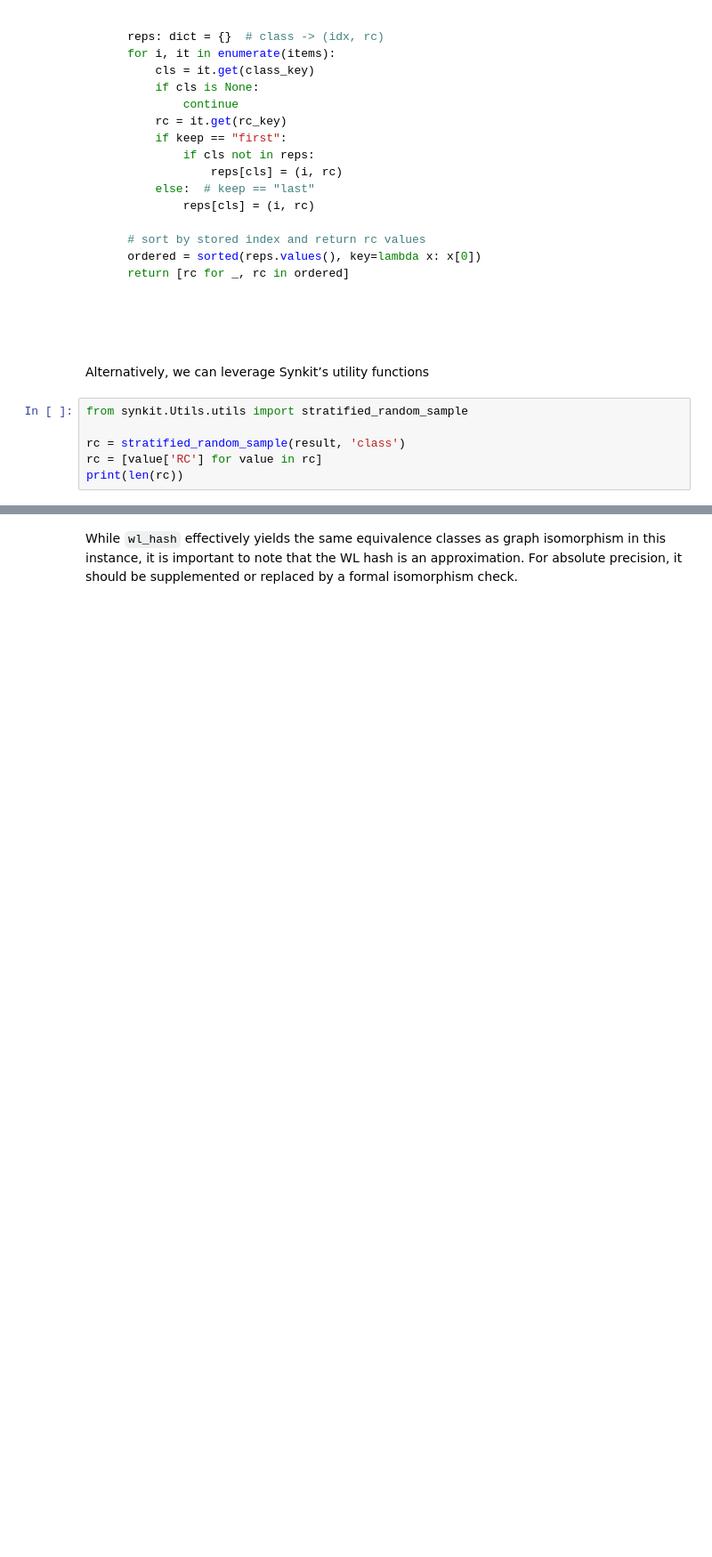
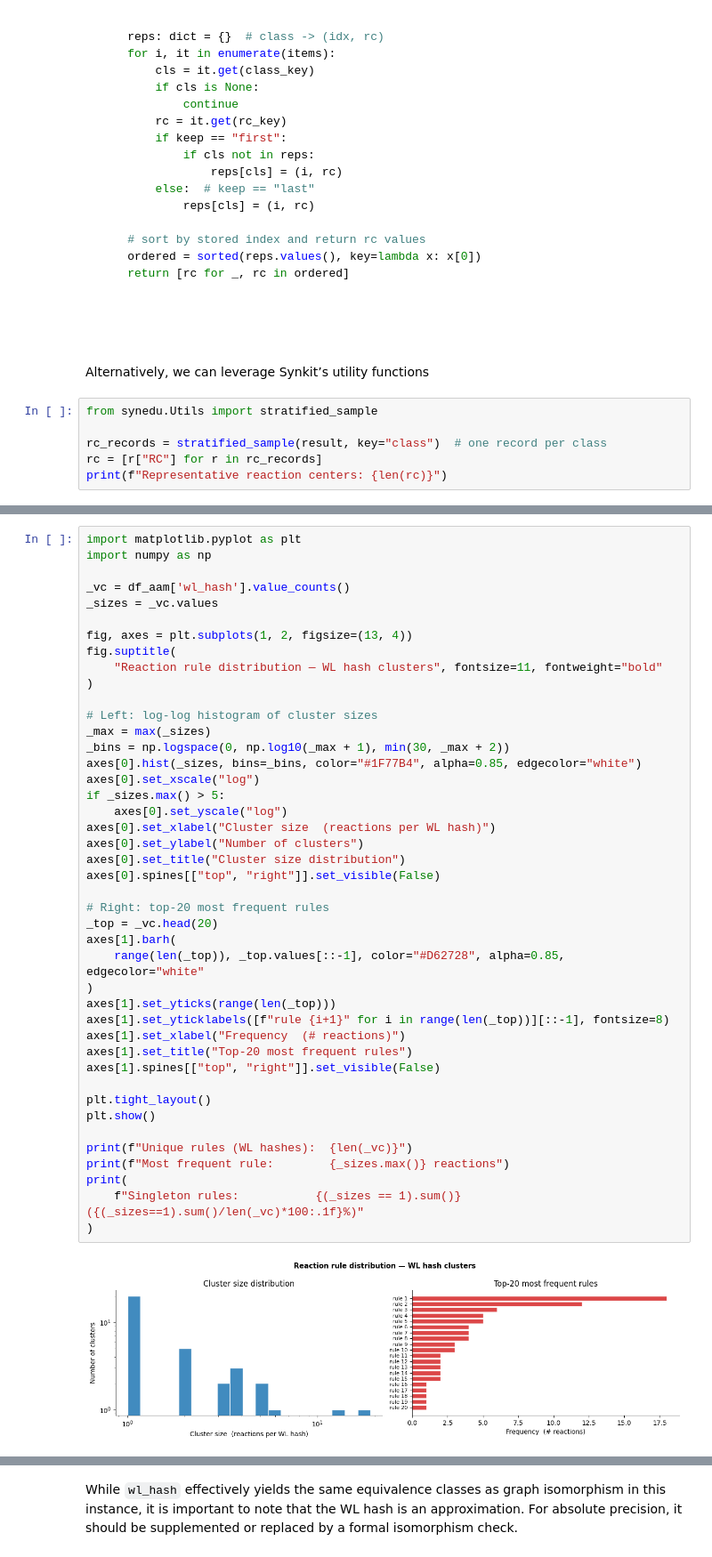
Before and after one commit to TieuLongPhan/SynEdu, a Jupyter notebook: synedu/S07/notebook.ipynb, the cells around one changed output, grey strips where cells are left out. Shown at 89% size. Saved outputs shown, nothing was run; the diff lists cells and outputs as text; folded sections open; blank space fills up the shorter version.

```diff
--- a/synedu/S07/notebook.ipynb
+++ b/synedu/S07/notebook.ipynb
@@ -401,9 +520,9 @@ def get_unique_rc(
 # %% [markdown]
 Alternatively, we can leverage Synkit’s utility functions
 # %%
-from synkit.Utils.utils import stratified_random_sample
+from synedu.Utils import stratified_sample
 
-rc = stratified_random_sample(result, 'class')
-rc = [value['RC'] for value in rc]
-print(len(rc))
+rc_records = stratified_sample(result, key="class")  # one record per class
+rc = [r["RC"] for r in rc_records]
+print(f"Representative reaction centers: {len(rc)}")
 # %% [output]
@@ -514,0 +1112,45 @@ Name: count, Length: 212, dtype: int64
+# %%
+import matplotlib.pyplot as plt
+import numpy as np
+
+_vc = df_aam['wl_hash'].value_counts()
+_sizes = _vc.values
+
+fig, axes = plt.subplots(1, 2, figsize=(13, 4))
+fig.suptitle(
+    "Reaction rule distribution — WL hash clusters", fontsize=11, fontweight="bold"
+)
+
+# Left: log-log histogram of cluster sizes
+_max = max(_sizes)
+_bins = np.logspace(0, np.log10(_max + 1), min(30, _max + 2))
+axes[0].hist(_sizes, bins=_bins, color="#1F77B4", alpha=0.85, edgecolor="white")
+axes[0].set_xscale("log")
+if _sizes.max() > 5:
+    axes[0].set_yscale("log")
+axes[0].set_xlabel("Cluster size  (reactions per WL hash)")
+axes[0].set_ylabel("Number of clusters")
+axes[0].set_title("Cluster size distribution")
+axes[0].spines[["top", "right"]].set_visible(False)
+
+# Right: top-20 most frequent rules
+_top = _vc.head(20)
+axes[1].barh(
+    range(len(_top)), _top.values[::-1], color="#D62728", alpha=0.85, edgecolor="white"
+)
+axes[1].set_yticks(range(len(_top)))
+axes[1].set_yticklabels([f"rule {i+1}" for i in range(len(_top))][::-1], fontsize=8)
+axes[1].set_xlabel("Frequency  (# reactions)")
+axes[1].set_title("Top-20 most frequent rules")
+axes[1].spines[["top", "right"]].set_visible(False)
+
+plt.tight_layout()
+plt.show()
+
+print(f"Unique rules (WL hashes):  {len(_vc)}")
+print(f"Most frequent rule:        {_sizes.max()} reactions")
+print(
+    f"Singleton rules:           {(_sizes == 1).sum()}  ({(_sizes==1).sum()/len(_vc)*100:.1f}%)"
+)
+# %% [output]
+[figure, added]
```
Also changed, not shown: parts of 54 cells of this notebook, 53 other files.
